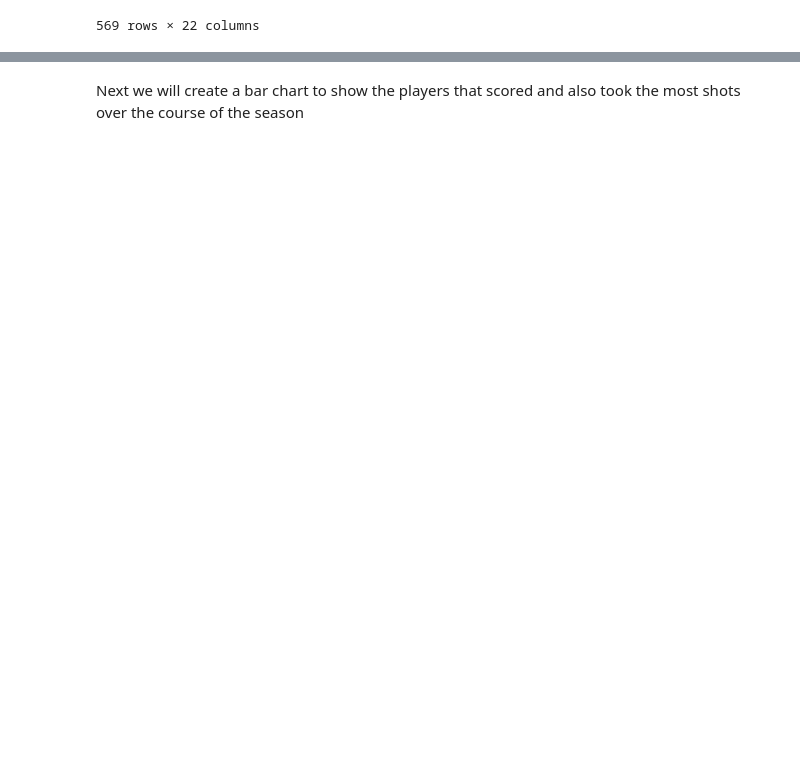
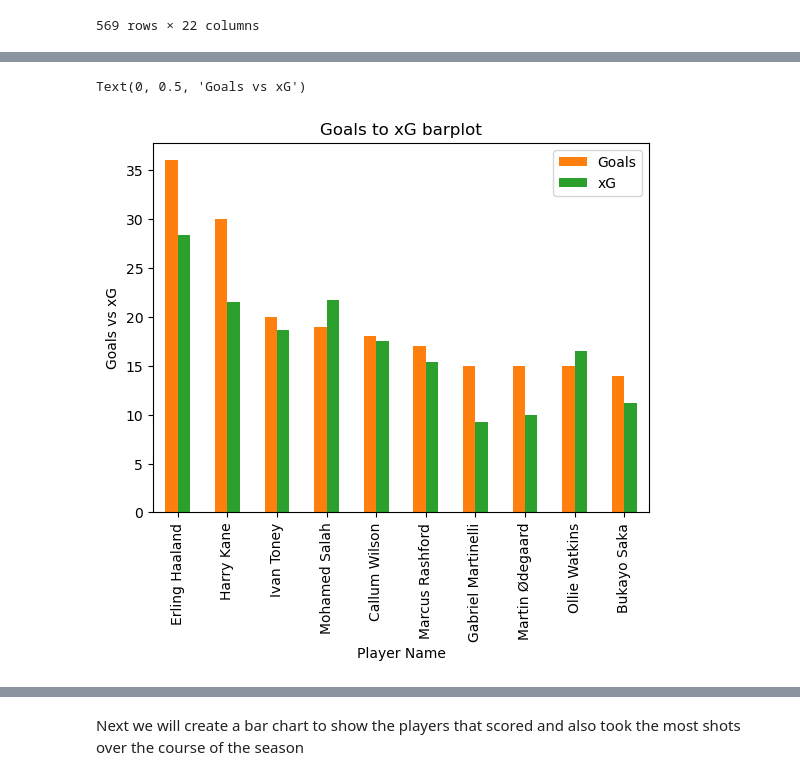
Before and after one commit to cokoli4315/Prem2022-23-data, a Jupyter notebook: Premier_league_top_scorer.ipynb, the cells around one changed output, grey strips where cells are left out. Cells and saved outputs as stored; diff of their text form; code cells hidden in the pictures; blank space fills up the shorter version.

```diff
--- a/Premier_league_top_scorer.ipynb
+++ b/Premier_league_top_scorer.ipynb
@@ -32,0 +110,14 @@ Looking to check the players in the premier league that have the most shots on g
+# %%
+Most_effecient = shooting_df.sort_values(by=['Goals','Goal-xG','Shot_Target_Rate'],ascending=False)
+top10eff=Most_effecient.head(10)
+
+top10eff.reset_index().plot(
+    x="Player", y=["Goals", "xG"], kind="bar", color=['#ff7f0e', '#2ca02c']
+)
+
+plt.title("Goals to xG barplot")
+plt.xlabel("Player Name")
+plt.ylabel("Goals vs xG")
+# %% [output]
+Text(0, 0.5, 'Goals vs xG')
+[figure, added]
```
Also changed, not shown: parts of 29 cells of this notebook.
